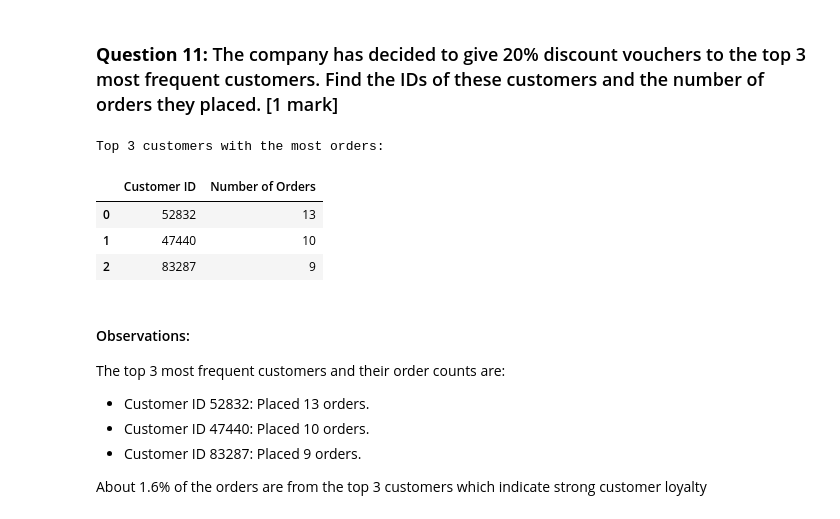
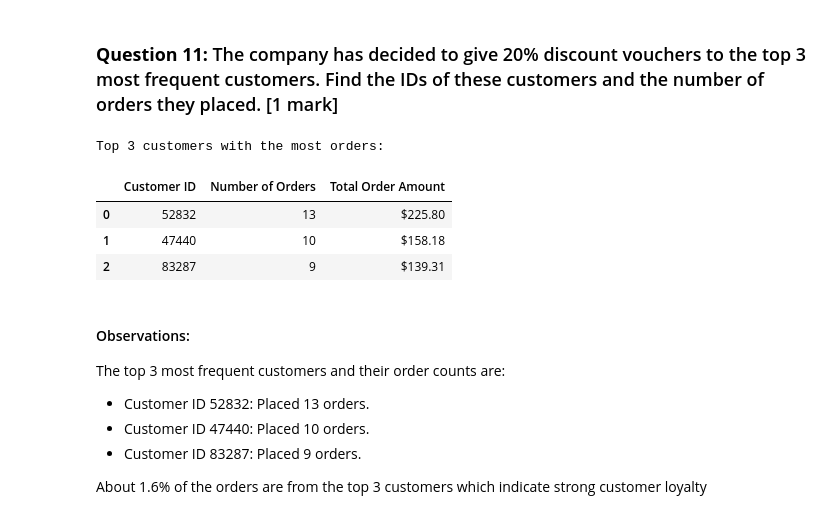
Before and after one commit to nagasayanak/AI_ML_Projects, a Jupyter notebook: NagasayanaRaoKuchibhotla_Notebook_Full_Code.ipynb, the cells around one changed output. Saved outputs shown, nothing was run; the diff lists cells and outputs as text; code cells hidden in the pictures.

```diff
--- a/Learner_Notebook_Full_Code.ipynb
+++ b/NagasayanaRaoKuchibhotla_Notebook_Full_Code.ipynb
@@ -406,19 +477,22 @@ The mean delivery time of 24.16 minutes suggests that, on average, food orders f
 ### **Question 11:** The company has decided to give 20% discount vouchers to the top 3 most frequent customers. Find the IDs of these customers and the number of orders they placed. [1 mark]
 # %%
 # Write the code here
+
+# Calculate total order amount per customer and format as string with dollar sign
+customer_totals = data.groupby("customer_id")["cost_of_the_order"].sum().round(2).apply(lambda x: f"${x:.2f}")
 
 top_customers = data["customer_id"].value_counts().nlargest(3)
 top_customers = top_customers.reset_index()
 top_customers.columns = ["Customer ID", "Number of Orders"]
-top_customers
+top_customers["Total Order Amount"] = top_customers["Customer ID"].map(customer_totals)
 print("Top 3 customers with the most orders:")
 top_customers
 # %% [output]
 Top 3 customers with the most orders:
-|  | Customer ID | Number of Orders |
-| 0 | 52832 | 13 |
-| 1 | 47440 | 10 |
-| 2 | 83287 | 9 |
+|  | Customer ID | Number of Orders | Total Order Amount |
+| 0 | 52832 | 13 | $225.80 |
+| 1 | 47440 | 10 | $158.18 |
+| 2 | 83287 | 9 | $139.31 |
 # %% [markdown]
 #### Observations:
 The top 3 most frequent customers and their order counts are:
```
Also changed, not shown: parts of 8 cells of this notebook, 2 other files.
